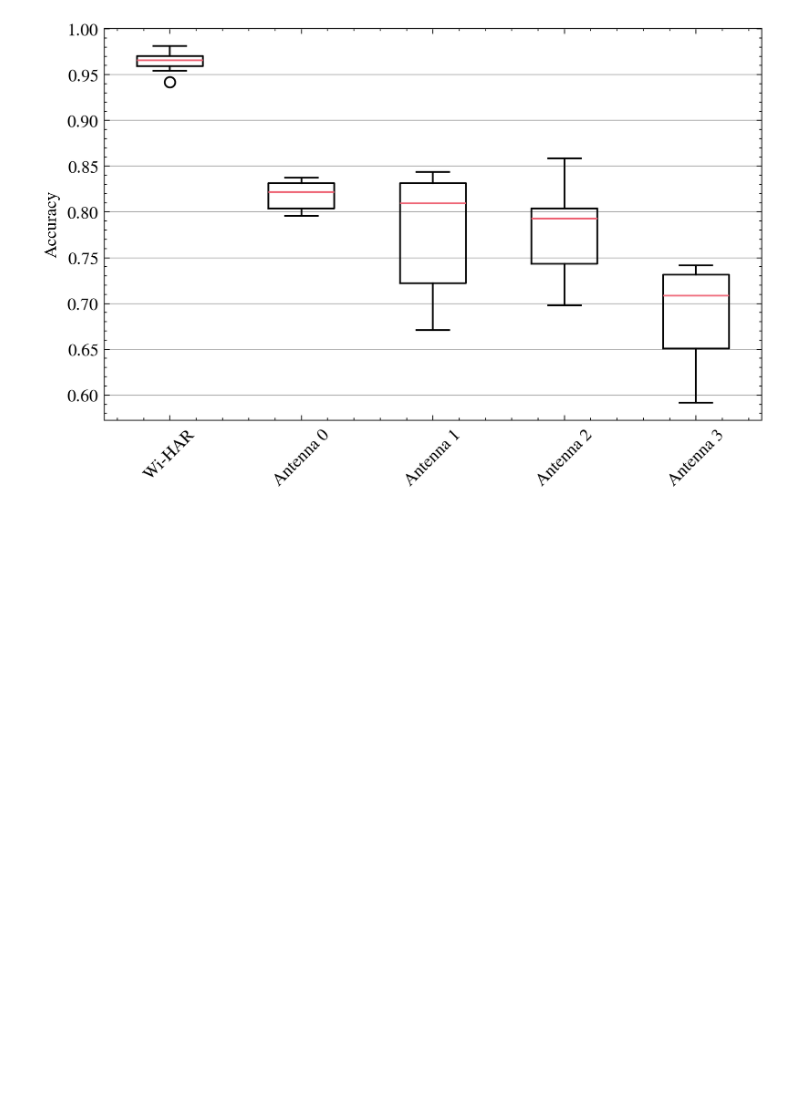
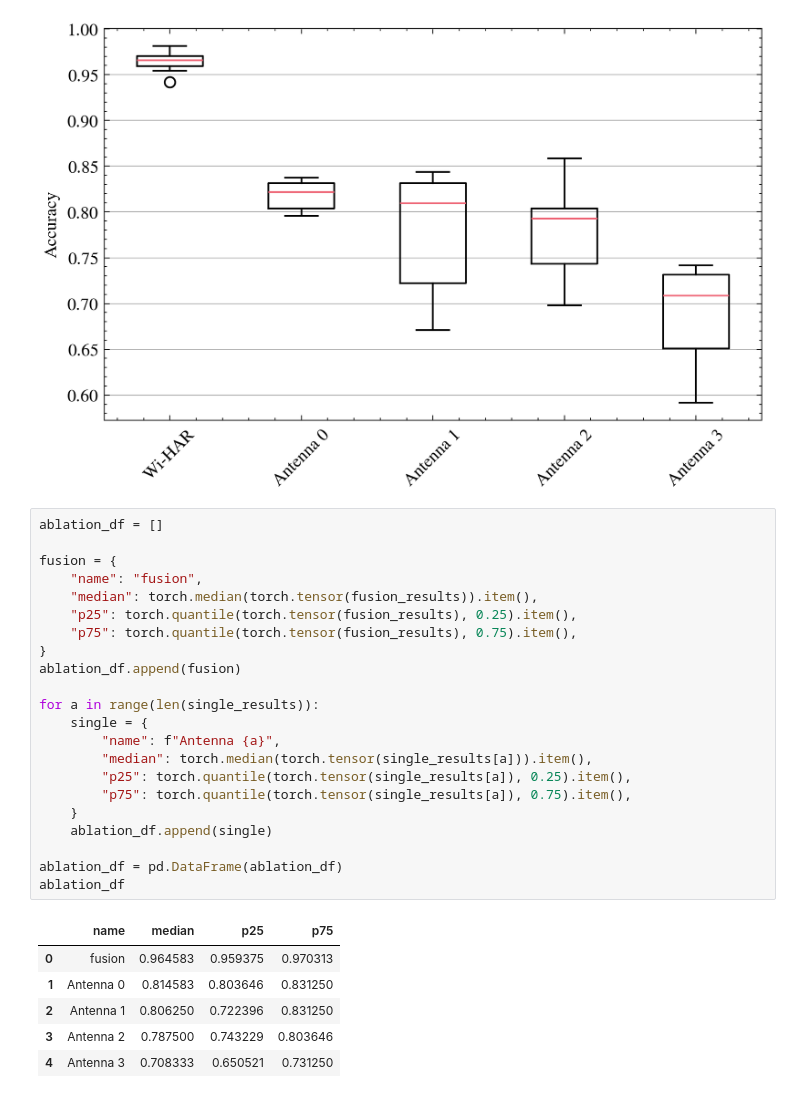
Before and after one commit to LucaCtt/csi-vae, a Jupyter notebook: notebooks/ablation.ipynb, the cells around one changed output. Cells and saved outputs as stored; diff of their text form; blank space fills up the shorter version.

```diff
--- a/notebooks/ablation.ipynb
+++ b/notebooks/ablation.ipynb
@@ -51,3 +52,32 @@ plt.savefig(PLOTS_DIR / "ablation.pdf")
 plt.show()
 # %% [output]
 [figure]
+# %%
+ablation_df = []
+
+fusion = {
+    "name": "fusion",
+    "median": torch.median(torch.tensor(fusion_results)).item(),
+    "p25": torch.quantile(torch.tensor(fusion_results), 0.25).item(),
+    "p75": torch.quantile(torch.tensor(fusion_results), 0.75).item(),
+}
+ablation_df.append(fusion)
+
+for a in range(len(single_results)):
+    single = {
+        "name": f"Antenna {a}",
+        "median": torch.median(torch.tensor(single_results[a])).item(),
+        "p25": torch.quantile(torch.tensor(single_results[a]), 0.25).item(),
+        "p75": torch.quantile(torch.tensor(single_results[a]), 0.75).item(),
+    }
+    ablation_df.append(single)
+
+ablation_df = pd.DataFrame(ablation_df)
+ablation_df
+# %% [output]
+|  | name | median | p25 | p75 |
+| 0 | fusion | 0.964583 | 0.959375 | 0.970313 |
+| 1 | Antenna 0 | 0.814583 | 0.803646 | 0.831250 |
+| 2 | Antenna 1 | 0.806250 | 0.722396 | 0.831250 |
+| 3 | Antenna 2 | 0.787500 | 0.743229 | 0.803646 |
+| 4 | Antenna 3 | 0.708333 | 0.650521 | 0.731250 |
```
Also changed, not shown: parts of 1 cell of this notebook, 4 other files.
